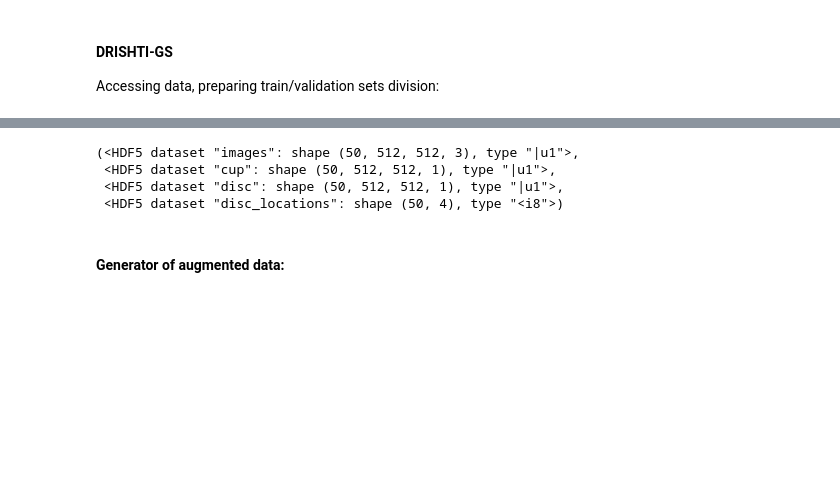
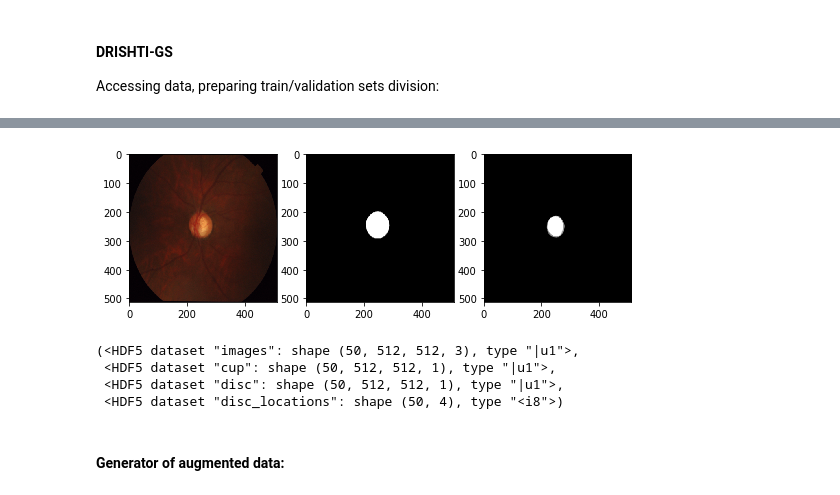
Before and after one commit to roaurelio/unet, a Jupyter notebook: scripts/U-Net_color.ipynb, the cells around one changed output, grey strips where cells are left out. Cells and saved outputs as stored; diff of their text form; code cells hidden in the pictures; blank space fills up the shorter version.

```diff
--- a/scripts/U-Net_color.ipynb
+++ b/scripts/U-Net_color.ipynb
@@ -61,10 +54,20 @@ plt.show()
-# %%
-img_train, cup_train, disc_train, disc_locations
-# %% [output]
-(<HDF5 dataset "images": shape (50, 512, 512, 3), type "|u1">,
- <HDF5 dataset "cup": shape (50, 512, 512, 1), type "|u1">,
- <HDF5 dataset "disc": shape (50, 512, 512, 1), type "|u1">,
- <HDF5 dataset "disc_locations": shape (50, 4), type "<i8">)
+# %%
+fig = plt.figure(figsize=(9, 4))
+ax = fig.add_subplot(1, 3, 1)
+ax.imshow(np.squeeze(img_train[0]), cmap=plt.cm.Greys_r)
+ax = fig.add_subplot(1, 3, 2)
+ax.imshow(np.squeeze(disc_train[0]), cmap=plt.cm.Greys_r)
+ax = fig.add_subplot(1, 3, 3)
+ax.imshow(np.squeeze(cup_train[0]), cmap=plt.cm.Greys_r)
+plt.show()
+
+img_train, cup_train, disc_train, disc_locations
+# %% [output]
+[figure, added]
+(<HDF5 dataset "images": shape (50, 512, 512, 3), type "|u1">,
+ <HDF5 dataset "cup": shape (50, 512, 512, 1), type "|u1">,
+ <HDF5 dataset "disc": shape (50, 512, 512, 1), type "|u1">,
+ <HDF5 dataset "disc_locations": shape (50, 4), type "<i8">)
 # %% [markdown]
 #### Generator of augmented data:
 # %% [markdown]
```
Also changed, not shown: parts of 28 cells of this notebook, 3 other files.
